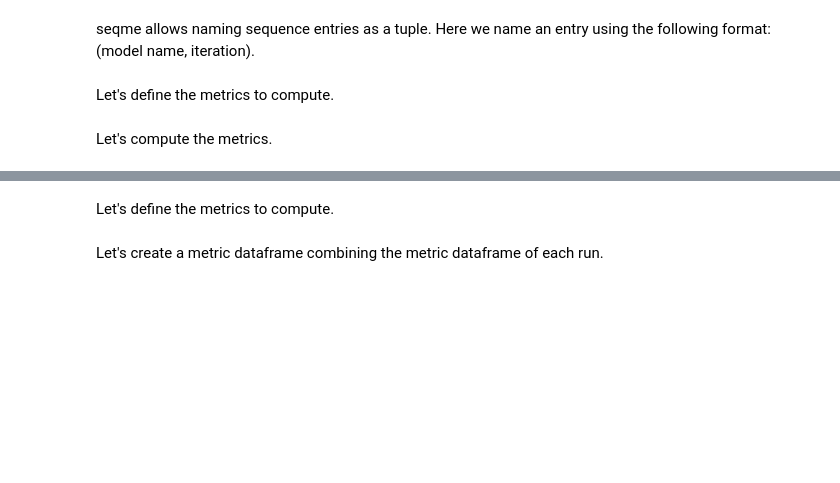
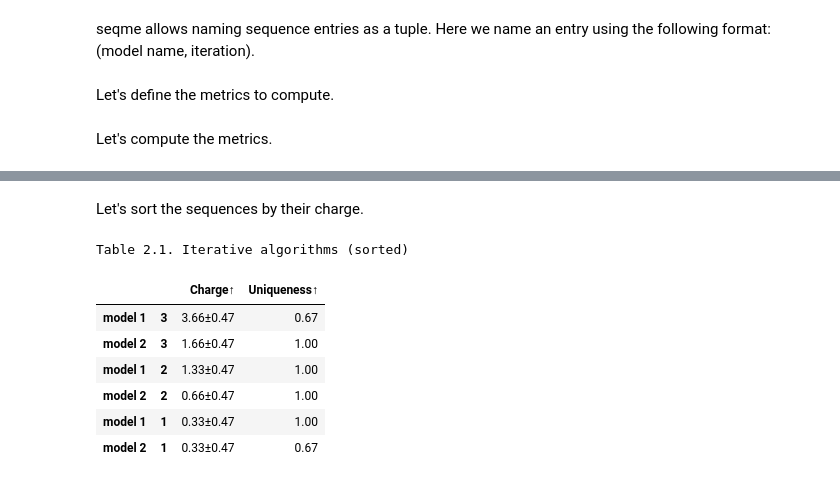
Before and after one commit to szczurek-lab/seqme, a Jupyter notebook: docs/tutorials/time_series.ipynb, the cells around one changed output, grey strips where cells are left out. Drawn from its saved outputs; the diff is of its cells as text; code cells hidden in the pictures; blank space fills up the shorter version.

```diff
--- a/docs/tutorials/time_series.ipynb
+++ b/docs/tutorials/time_series.ipynb
@@ -81,7 +63,14 @@ sequences_per_run = [sequences_run1, sequences_run2, sequences_run3]
 # %% [markdown]
-Let's define the metrics to compute.
+Let's sort the sequences by their charge.
 # %%
-metrics = [
-    sm.metrics.ID(predictor=sm.models.Charge(), name="Charge", objective="maximize"),
-    sm.metrics.Uniqueness(),
-]
+df2 = sm.sort(df, "Charge", level=0)
+sm.show_table(df2, caption="Table 2.1. Iterative algorithms (sorted)", color_style="bar", hline_level=0)
+# %% [output]
+Table 2.1. Iterative algorithms (sorted)
+|  |  | Charge↑ | Uniqueness↑ |
+| model 1 | 3 | 3.66±0.47 | 0.67 |
+| model 2 | 3 | 1.66±0.47 | 1.00 |
+| model 1 | 2 | 1.33±0.47 | 1.00 |
+| model 2 | 2 | 0.66±0.47 | 1.00 |
+| model 1 | 1 | 0.33±0.47 | 1.00 |
+| model 2 | 1 | 0.33±0.47 | 0.67 |
@@ -90,2 +76,0 @@ df_per_run = [sm.compute_metrics(sequences, metrics) for sequences in sequences_
-# %% [markdown]
-Let's create a metric dataframe combining the metric dataframe of each run.
```
Also changed, not shown: parts of 25 cells of this notebook, 6 other files.
